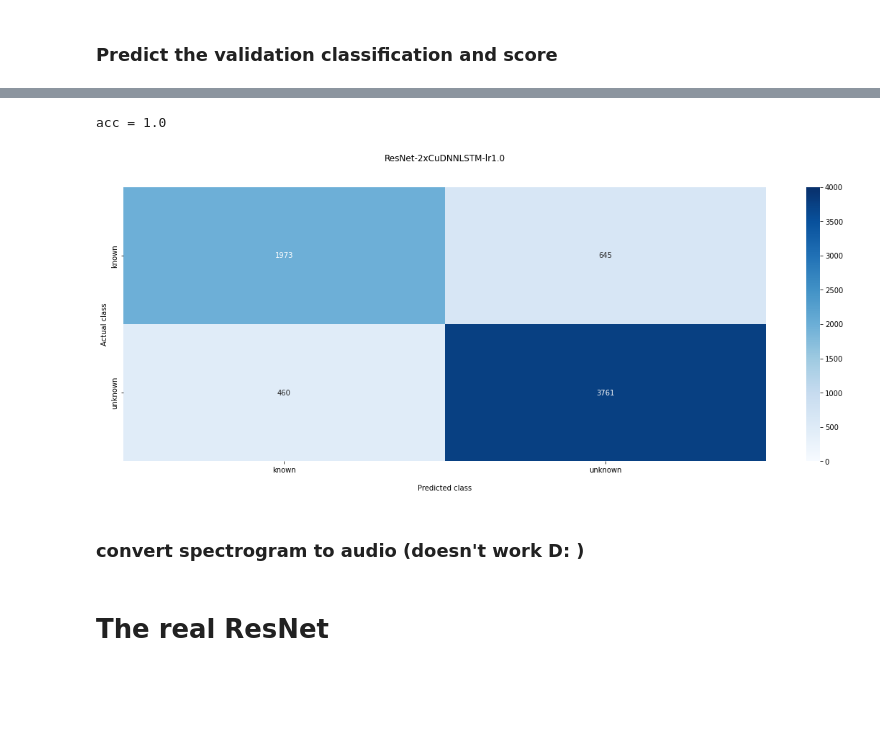
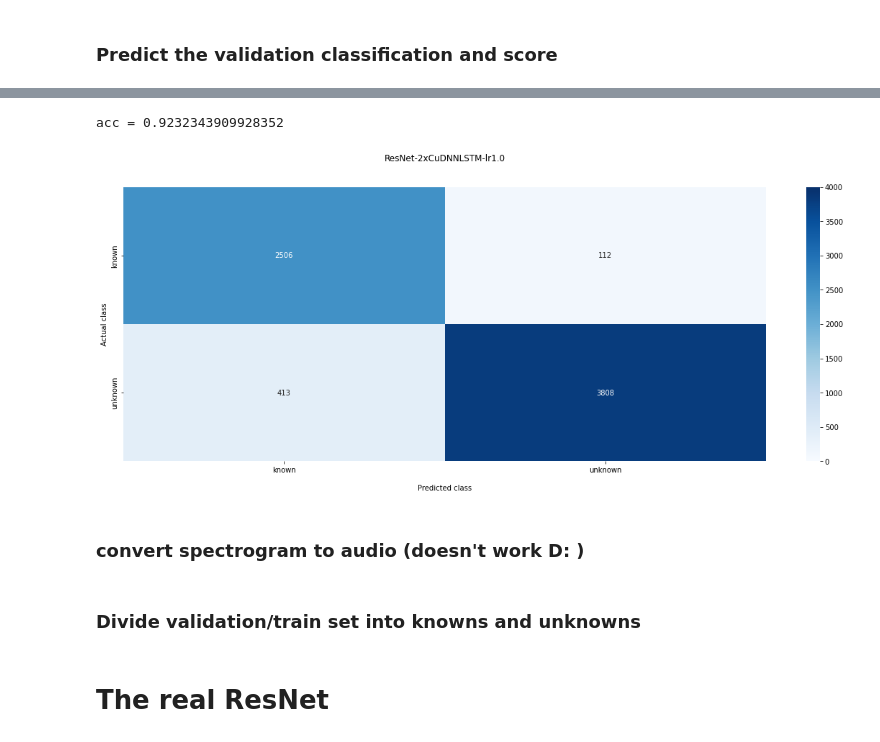
Before and after one commit to kpmrozowski/wut-mini-deep-learning, a Jupyter notebook: speech-recognition/train_unknowns.ipynb, the cells around one changed output, grey strips where cells are left out. Drawn from its saved outputs; the diff is of its cells as text; code cells hidden in the pictures; blank space fills up the shorter version.

```diff
--- a/speech-recognition/train_unknowns.ipynb
+++ b/speech-recognition/train_unknowns.ipynb
@@ -287,4 +306,14 @@ def step_decay(epoch):
 # %%
+def step_decay(epoch):
+   initial_lrate = 0.4
+   # drop = 0.5
+   # epochs_drop = 10.0
+   fastest_decay_epicentrum = 600
+   epochs_of_fast_decaying = 200
+   lrate = initial_lrate * (math.atan(-(epoch-fastest_decay_epicentrum)/epochs_of_fast_decaying) + 0.915 * math.pi/2) * 0.34
+   # lrate = initial_lrate * math.pow(drop, math.floor((1+epoch)/epochs_drop))
+   return lrate
+
 #callbacks, remember to make folders to store files
 checkpointer = ModelCheckpoint(filepath='./models/{}_{}_best.h5'.format(arch, date),
                                verbose=0,
@@ -297,3 +326,7 @@ tensorboard = TensorBoard(log_dir = './logs/{}_{}'.format(date, time()),
                           write_graph = True,
                           write_images = True)
 sheluder = LearningRateScheduler(step_decay, verbose=0)
+
+v = np.arange(1,200,1)
+w = [step_decay(x) for x in v]
+print(w[-1])
@@ -304,17 +364,17 @@ sheluder = LearningRateScheduler(step_decay, verbose=0)
 # %%
-#path = '/home2/faculty/kmrozowski/models/'
-#sr.m.load_weights(path + 'resnetlstm8_16_32_128_20220431_best.h5')
+path = '/home2/faculty/kmrozowski/models/'
+sr.m.load_weights(path + 'resnetlstm8_16_32_128_binary_20220431_best.h5')
 # %% [markdown]
 ### Train the model. The history object stores training data for later access, like plotting training curves
 # %%
 history = sr.m.fit(X_train,
-                   to_categorical(Y_train),
+                   to_categorical(Y_train_binary),
                    batch_size = batch_size,
                    #epochs = 1000,
                    epochs = 3,
                    verbose = 1, shuffle = True,
-                   class_weight = class_weights,
-                   validation_data = (X_val, to_categorical(Y_val)),
+                   class_weight = class_weights_binary,
+                   validation_data = (X_val, to_categorical(Y_val_binary)),
                    callbacks = [checkpointer, tensorboard, sheluder]) # add more callbacks if you want
 # %% [output]
 Epoch 1/3
@@ -396,10 +440,10 @@ Requirement already satisfied: six>=1.5 in /home/metiulekm/.local/share/virtuale
 # %%
-cf_mat = confusion_matrix(Y_val, np.argmax(val_pred, axis = 1))
+cf_mat = confusion_matrix(Y_val_binary, np.argmax(val_pred, axis = 1))
 b = cf_mat.copy()
 sum = 0.0
 sum_diag = 0.0
-for i in range(cf_mat.shape[0]-1):
-   for j in range(cf_mat.shape[0]-1):
+for i in range(cf_mat.shape[0]):
+   for j in range(cf_mat.shape[0]):
       if j != i:
          sum += cf_mat[i][j]
       else:
@@ -407,18 +451,18 @@ for i in range(cf_mat.shape[0]-1):
 acc = sum_diag / (sum + sum_diag)
 print('acc =', acc)
 # %% [output]
-acc = 1.0
+acc = 0.9232343909928352
 # %%
 ax = sns.heatmap(cf_mat, annot=cf_mat, fmt='', cmap='Blues', vmin=0, vmax=4000)
 ax.set_title('ResNet-2xCuDNNLSTM-lr1.0\n\n')
 ax.set_xlabel('\nPredicted class')
 ax.set_ylabel('Actual class')
 ## Ticket labels - List must be in alphabetical order
-ax.xaxis.set_ticklabels(['known', 'unknown'])
-ax.yaxis.set_ticklabels(['known', 'unknown'])
+ax.xaxis.set_ticklabels(classes_binary)
+ax.yaxis.set_ticklabels(classes_binary)
 plt.show()
 # %% [output]
-[figure, old version]
+[figure, new version]
 # %% [markdown]
 ### convert spectrogram to audio (doesn't work D: )
 # %%
@@ -442,3 +486,5 @@ for i, (x, actual_label, predicted_label) in enumerate(zip(X_val, Y_val, np.argm
       sf.write(output_path, audio_signal, 16000, format='wav')
       plt.plot(audio_signal)
       break
+# %% [markdown]
+### Divide validation/train set into knowns and unknowns
```
Also changed, not shown: parts of 39 cells of this notebook.
